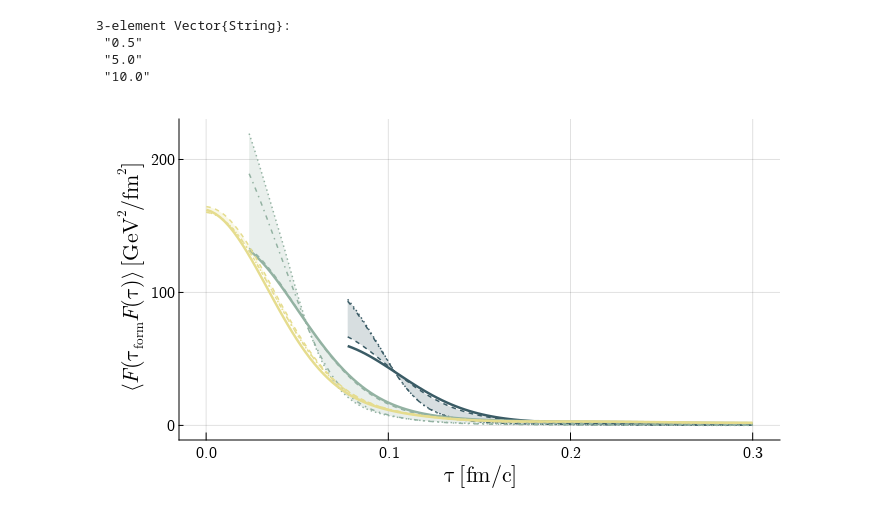
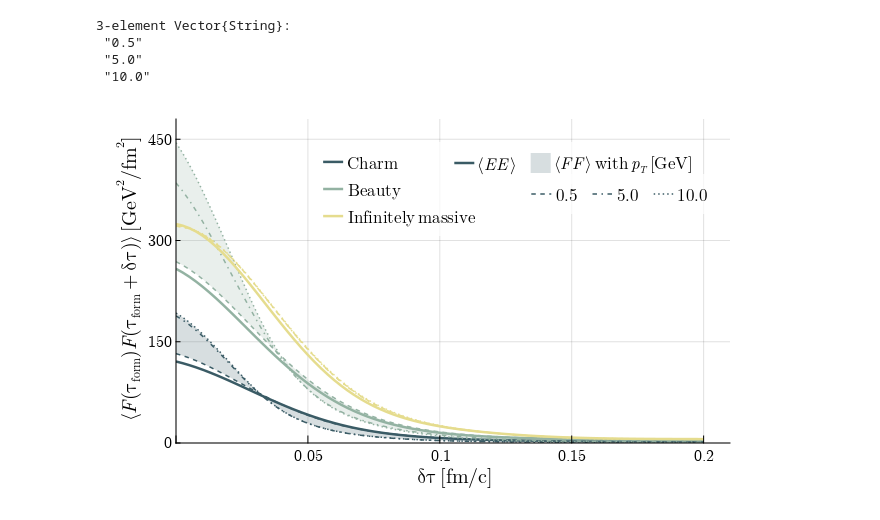
Before and after one commit to avramescudana/curraun, a Jupyter notebook: notebooks/Correlators of color Lorentz force along the trajectory of heavy quarks.ipynb, the cells around one changed output. Drawn from its saved outputs; the diff is of its cells as text; code cells hidden in the pictures.

Commit message:
Updated Lorentz force correlators notebook.

```diff
--- a/notebooks/Correlators of color Lorentz force along the trajectory of heavy quarks.ipynb
+++ b/notebooks/Correlators of color Lorentz force along the trajectory of heavy quarks.ipynb
@@ -16,7 +16,7 @@ boundary = 'periodic'        # Periodic boundary conditions or frozen dynamics a
 # Simulation box parameters
 L = 10      # Length of simulation box [fm]
 N = 512     # Number of lattice sites
-tau_sim = 0.3     # Simulation time [fm/c]
+tau_sim = 0.2     # Simulation time [fm/c]
 DTS = 8     # Time step
 
 # MV model parameters
@@ -36,7 +36,7 @@ pT = 0.5    # Initial transverse momentum [GeV]
 ntp = 100000   # Number of test particles
 
 # Other numerical parameters
-nevents = 1    # Number of Glasma events
+nevents = 2    # Number of Glasma events
 folder = 'corr_' + su_group + '_pT_' + str(pT) + '_' + quark       # Results folder
 
 # Store relevant parameters in a dictionary
@@ -176,8 +176,8 @@ for iq in range(len(quarks)):
     tag = quarks[iq]
     p['FOLDER'] = 'corr_' + su_group + '_' + quarks[iq]
 
-    formt, maxt = int(p['TFORM'] / L * N * DTS), int(tau_sim / L * N * DTS)
-    taus = np.linspace(p['TFORM'], tau_sim, maxt-formt)
+    formt, maxesest = int(p['TFORM'] / L * N * DTS), int(tau_sim / L * N * DTS)
+    taus = np.linspace(p['TFORM'], tau_sim+p['TFORM'], maxesest)
 
     elcorrs_T, elcorrs_L = [], []
     # magcorrs_T, magcorrs_L = [], []
@@ -188,8 +188,8 @@ for iq in range(len(quarks)):
         # magcorrs_T.append(output['magcorr_T'])
         # magcorrs_L.append(output['magcorr_L'])
 
-    elcorr_T[tag], elcorr_L[tag] = np.mean(elcorrs_T, axis=0), np.mean(elcorrs_L, axis=0)
-    # magcorr_T[tag], magcorr_L[tag] = np.mean(magcorrs_T, axis=0), np.mean(magcorrs_L, axis=0)
+    elcorr_T[tag], elcorr_L[tag] = np.mean(elcorrs_T, axesesis=0), np.mean(elcorrs_L, axesesis=0)
+    # magcorr_T[tag], magcorr_L[tag] = np.mean(magcorrs_T, axesesis=0), np.mean(magcorrs_L, axesesis=0)
     tau[tag] = taus
 
 output = {}
@@ -347,6 +347,8 @@ def simulate(p, ev):
 ## Run over multiple Glasma events
 Run the Wong solver over multiple Glasma events, for various quarks and values of initial transverse momenta, afterwards perform averages and store the results to a dictionary. The masses for charm and beauty quarks are taken from [PDGLive](https://pdglive.lbl.gov/Viewer.action), the formation time is chosen as $\tau_\mathrm{form}=1/(2m_\mathrm{quark})$.
 # %%
+quarks = ['charm', 'beauty', 'massive']
+quark_masses = [1.27, 4.18, 1000]
 pTs = [0.5, 5.0, 10.0]
 
 corr_T, corr_L, tau = {}, {}, {}
@@ -361,8 +363,8 @@ for iq in range(len(quarks)):
         tag = quarks[iq] + '_pT_' + str(pT)
         p['FOLDER'] = su_group + '_pT_' + str(pT) + '_' + quarks[iq]
 
-        formt, maxt = int(p['TFORM'] / L * N * DTS), int(tau_sim / L * N * DTS)
-        taus = np.linspace(p['TFORM'], tau_sim, maxt-formt)
+        formt, maxesest = int(p['TFORM'] / L * N * DTS), int(tau_sim / L * N * DTS)
+        taus = np.linspace(p['TFORM'], tau_sim+p['TFORM'], maxesest)
 
         corrs_T, corrs_L = [], []
         for ev in range(nevents):
@@ -370,7 +372,7 @@ for iq in range(len(quarks)):
             corrs_T.append(output['corr_T'])
             corrs_L.append(output['corr_L'])
 
-        corr_T[tag], corr_L[tag] = np.mean(corrs_T, axis=0), np.mean(corrs_L, axis=0)
+        corr_T[tag], corr_L[tag] = np.mean(corrs_T, axesesis=0), np.mean(corrs_L, axesesis=0)
         tau[tag] = taus
 
 output = {}
@@ -500,32 +502,49 @@ pTs = string.(data_lorentz_forces["pTs"])
 # %%
 using CairoMakie
 using ColorSchemes
 
 starrynight = cgrad(:starrynight, 11, categorical = true)
 colors = [starrynight[3], starrynight[6], starrynight[9]]
 linestyles = [:dash, :dashdot, :dot]
 
-fig = Figure(resolution = (700, 400), font = "CMU Serif")
-ax = Axis(fig[1,1], xlabel=L"\tau\,\mathrm{[fm/c]}", ylabel=L"\langle F(\tau_\mathrm{form}F(\tau)\rangle\,\mathrm{[GeV^2/fm^2]}",
-        rightspinevisible = false, topspinevisible = false, xlabelsize = 22, ylabelsize= 22, xticklabelsize=16, yticklabelsize=16,
+sublegend = [LineElement(color = colors[1], strokecolor = :transparent, linestyle=linestyle) for linestyle in linestyles]
+
+fig = Figure(resolution = (650, 400), font = "CMU Serif")
+ax = Axis(fig[1,1], xlabel=L"\delta\tau\,\mathrm{[fm/c]}", ylabel=L"\langle F(\tau_\mathrm{form})F(\tau_\mathrm{form}+\delta\tau)\rangle\,\mathrm{[GeV^2/fm^2]}",
+        rightspinevisible = false, topspinevisible = false, xlabelsize = 20, ylabelsize= 20, xticklabelsize=16, yticklabelsize=16,
         xtickalign = 1, xticksize=8, ytickalign=1, yticksize=5,  xlabelpadding = -5)
-
+i = 1
 for iq in 1:3
     for ipT in 1:length(pTs)
         tag_quark_pt = quarks[iq] * "_pT_" * pTs[ipT]
-        lines!(ax, tau_lorentz_forces[tag_quark_pt], corr_T_lorentz_forces[tag_quark_pt]+corr_L_lorentz_forces[tag_quark_pt], linewidth = 1.5, color=colors[iq], linestyle=linestyles[ipT])
+        string_as_varname("linepT"*string(i), lines!(ax, tau_lorentz_forces[tag_quark_pt].-tau_lorentz_forces[tag_quark_pt][1], corr_T_lorentz_forces[tag_quark_pt]+corr_L_lorentz_forces[tag_quark_pt], linewidth = 1.5, color=colors[iq], linestyle=linestyles[ipT]))
+        i = i+1
     end
     tag_quark = quarks[iq]
 
     tag_quark_pt_first = quarks[iq] * "_pT_" * pTs[1]
     tag_quark_pt_last = quarks[iq] * "_pT_" * pTs[3]
-    string_as_varname("bandpT"*string(iq), band!(ax, tau_lorentz_forces[tag_quark_pt_first], corr_T_lorentz_forces[tag_quark_pt_first]+corr_L_lorentz_forces[tag_quark_pt_first], corr_T_lorentz_forces[tag_quark_pt_last]+corr_L_lorentz_forces[tag_quark_pt_last]; color = (colors[iq], 0.2)))
+    string_as_varname("bandq"*string(iq), band!(ax, tau_lorentz_forces[tag_quark_pt_first].-tau_lorentz_forces[tag_quark_pt_first][1], corr_T_lorentz_forces[tag_quark_pt_first]+corr_L_lorentz_forces[tag_quark_pt_first], corr_T_lorentz_forces[tag_quark_pt_last]+corr_L_lorentz_forces[tag_quark_pt_last]; color = (colors[iq], 0.2)))
 
-    lines!(ax, tau_electric_fields[tag_quark], corr_T_electric_fields[tag_quark]+corr_L_electric_fields[tag_quark], linewidth = 2.5, color=colors[iq])
-
-    ax.yticks = (200*(0:2), ["0", "100", "200"])
+    string_as_varname("lineq"*string(iq), lines!(ax, tau_electric_fields[tag_quark].-tau_electric_fields[tag_quark][1], corr_T_electric_fields[tag_quark]+corr_L_electric_fields[tag_quark], linewidth = 2.5, color=colors[iq]))
 end
 
+ylims!(ax, 0, 480)
+xlims!(ax, 0, 0.21)
+ax.yticks = (150*(0:3), ["0", "150", "300", "450"])
+ax.xticks = (0.05*(0:4), ["", "0.05", "0.1", "0.15", "0.2"])
+
+axislegend(ax, [lineq1, lineq2, lineq3], [L"\mathrm{Charm}", L"\mathrm{Beauty}", L"\mathrm{Infinitely\,massive}"],  labelsize=17,
+    position = (0.35, 0.94), bgcolor = (:white, 0.7), framecolor = (:white, 0))
+
+axislegend(ax, [lineq1, bandq1],
+    [L"\langle EE\,\rangle", L"\langle FF\,\rangle\,\mathrm{with}\,p_T\,\mathrm{[GeV]}"],
+    labelsize=17, position = (0.93,0.95), orientation = :horizontal, bgcolor = (:white, 0.7), framecolor = (:white, 0))
+axislegend(ax, [linepT1, linepT2, linepT3],
+    [L"0.5", L"5.0", L"10.0"],
+    labelsize=17, position = (0.99,0.83), orientation = :horizontal, bgcolor = (:white, 0.7), framecolor = (:white, 0))
 display(fig)
+
+save("corr_EEvsFF_charm+beauty_pTs.png", fig, px_per_unit = 5.0)
 # %% [output]
-[figure, old version]
+[figure, new version]
```
Also changed, not shown: parts of 7 cells of this notebook, 1 other file.
